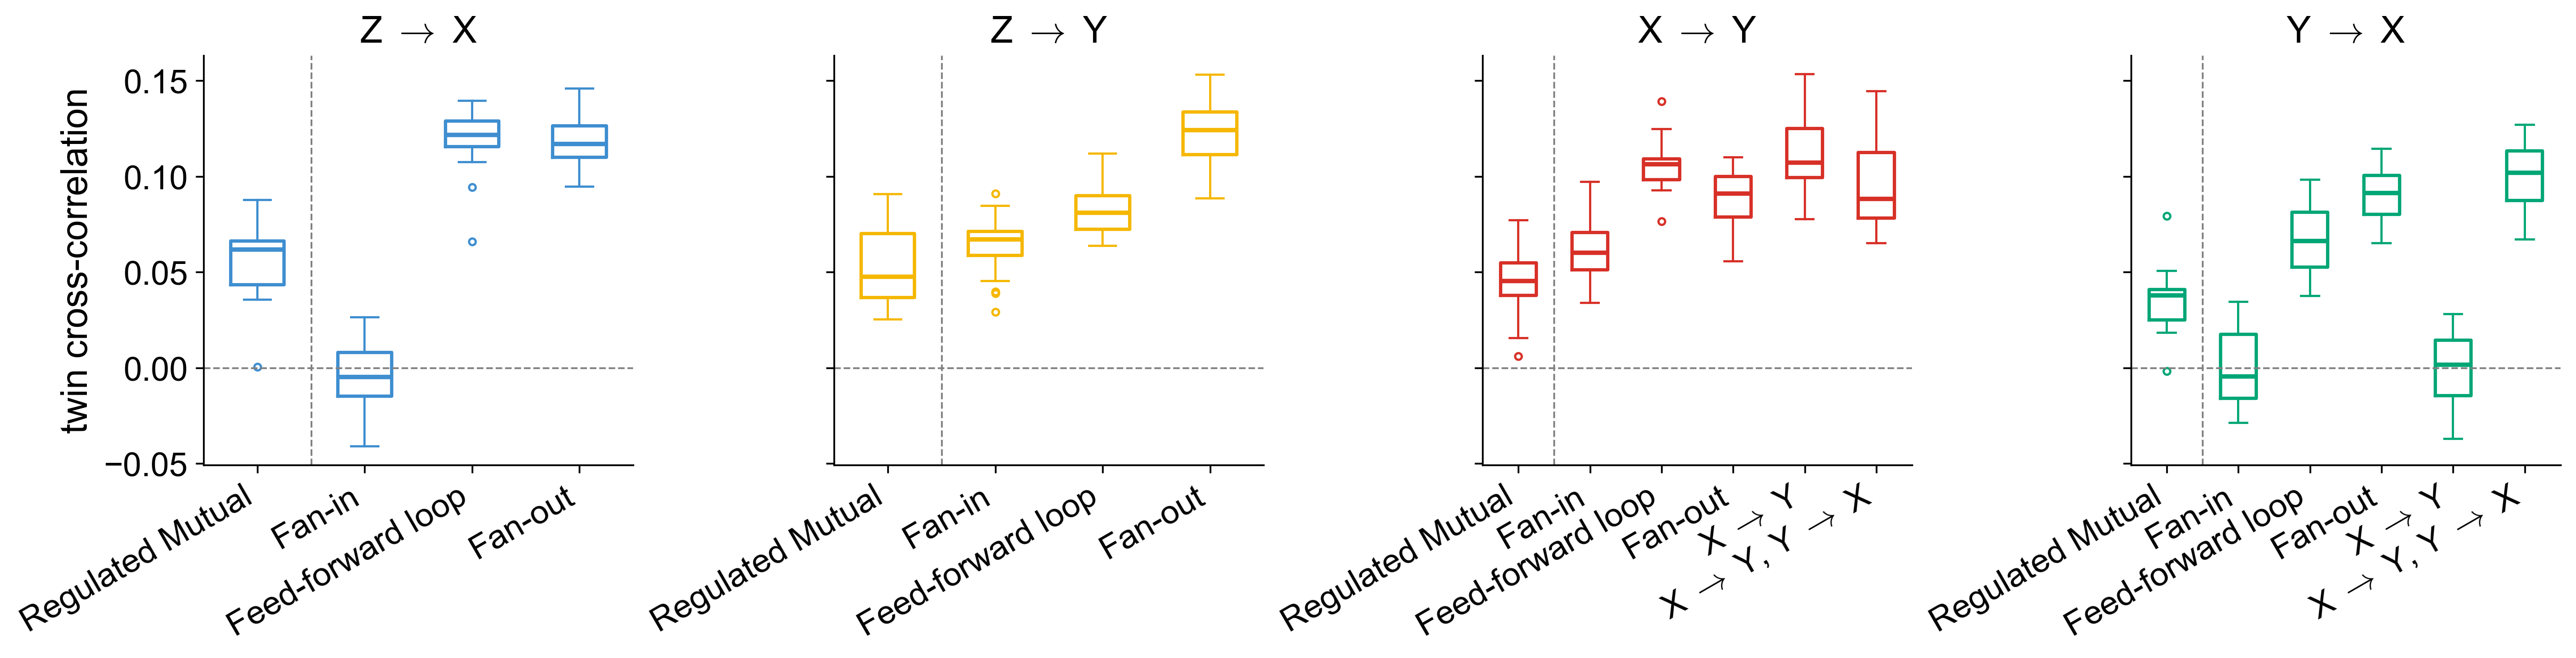
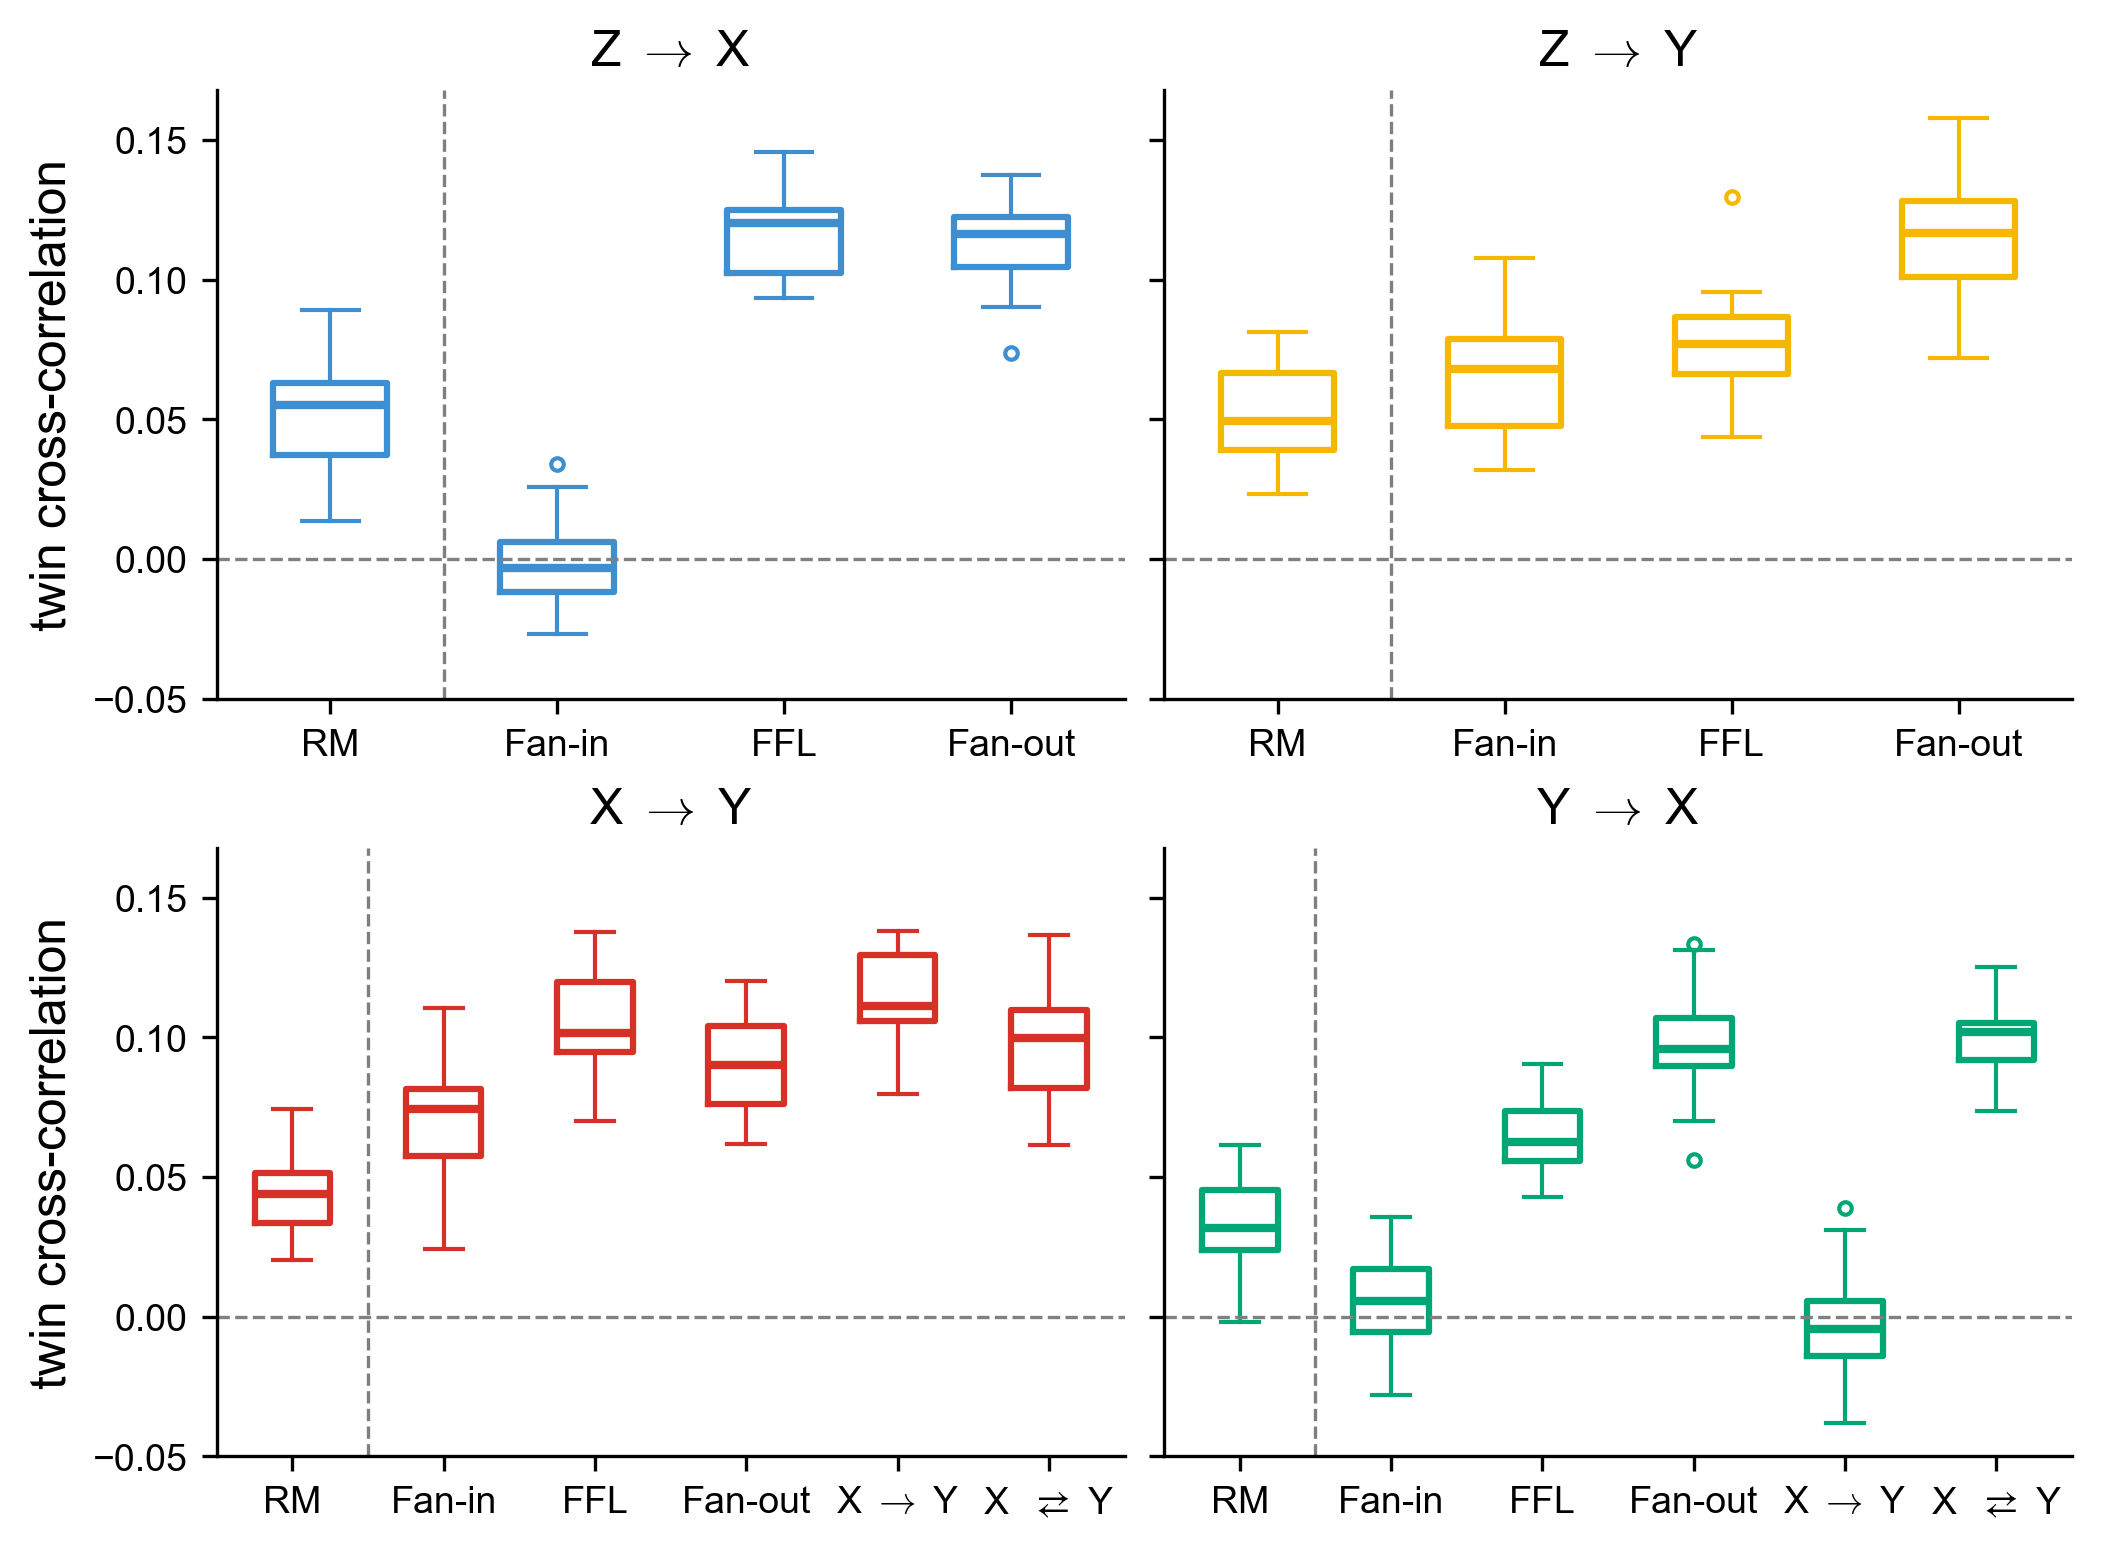
Code edit (unified diff) that turned the first committed figure into the second:
--- before
+++ after
@@ -8,9 +8,9 @@
 MOTIF_DISPLAY_NAMES = {
     "A_to_B":           r"X $\rightarrow$ Y",
-    "A_and_B":           r"X $\rightarrow$ Y, Y $\rightarrow$ X",
+    "A_and_B":           r"X  $\rightleftarrows$ Y",
     "fan_in":           "Fan-in",
     "fan_out":          "Fan-out",
-    "feed_forward":     "Feed-forward loop",
-    "regulated_mutual": "Regulated Mutual",
+    "feed_forward":     "FFL",
+    "regulated_mutual": "RM",
 }
 
@@ -37,6 +37,6 @@
 
 fig, axes = plt.subplots(
-    1, 4,
-    figsize=(16, 4),
+    2, 2,
+    figsize=(6.89, 5.5*6.89/7.5),
     sharey=True,
     constrained_layout=True
@@ -48,5 +48,5 @@
     "X-Y": r"X $\rightarrow$ Y",
 }
-for ax, gp in zip(axes, ["Z-X", "Z-Y", "X-Y", "Y-X"]):
+for ax, gp in zip(axes.ravel(), ["Z-X", "Z-Y", "X-Y", "Y-X"]):
 
     gp_key, metric = SUBPLOT_MAP[gp]
@@ -97,7 +97,8 @@
     ax.set_xticklabels(
         [MOTIF_DISPLAY_NAMES.get(m, m) for m in motifs_to_plot],
-        rotation=30,
-        ha="right"
+        rotation=0,
+        ha="center"
     )
+    ax.set_yticks(np.arange(-0.05, 0.151, 0.05))
     # After the boxplot call, before set_xticks
     ax.axvline(1.5, color="black", linewidth=0.8, linestyle="--", alpha=0.5)
@@ -107,5 +108,6 @@
     ax.spines["top"].set_visible(False)
 
-axes[0].set_ylabel("twin cross-correlation")
+axes[0, 0].set_ylabel("twin cross-correlation")
+axes[1, 0].set_ylabel("twin cross-correlation")
 path_to_plots = "/home/gzu5140/Keerthana_b1042/grnInference/plots/figure_4_motifs/"
 plt.savefig(f"{path_to_plots}/cross_correlation.pdf", 

Commit: minor edits in path